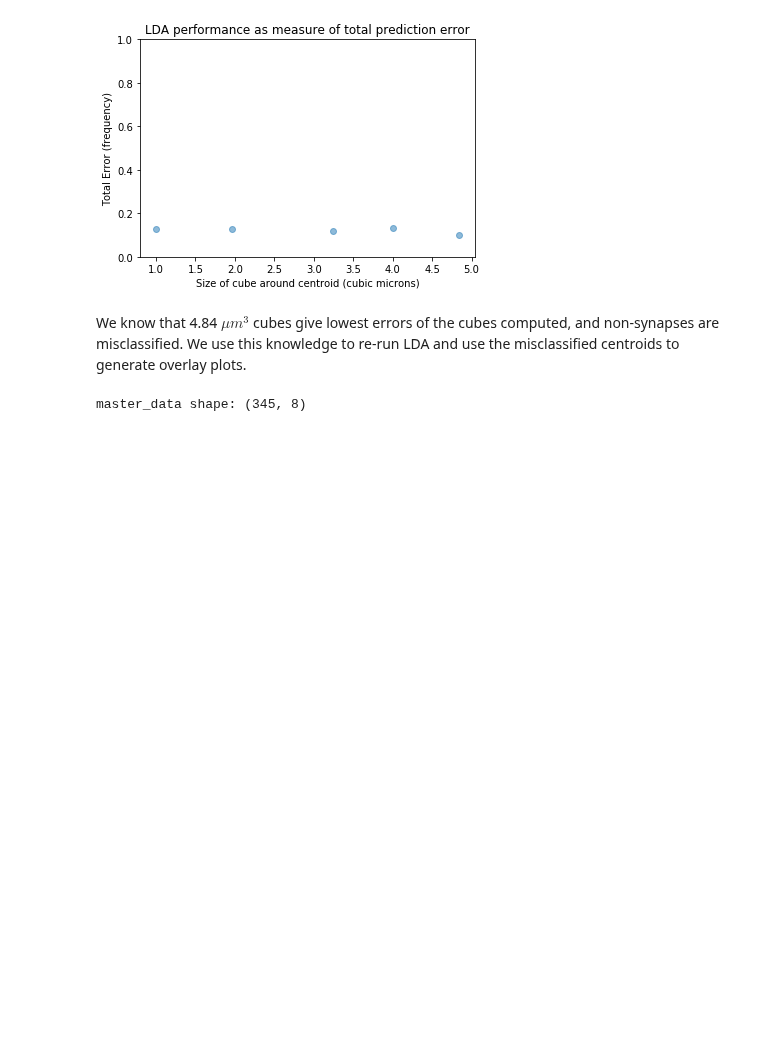
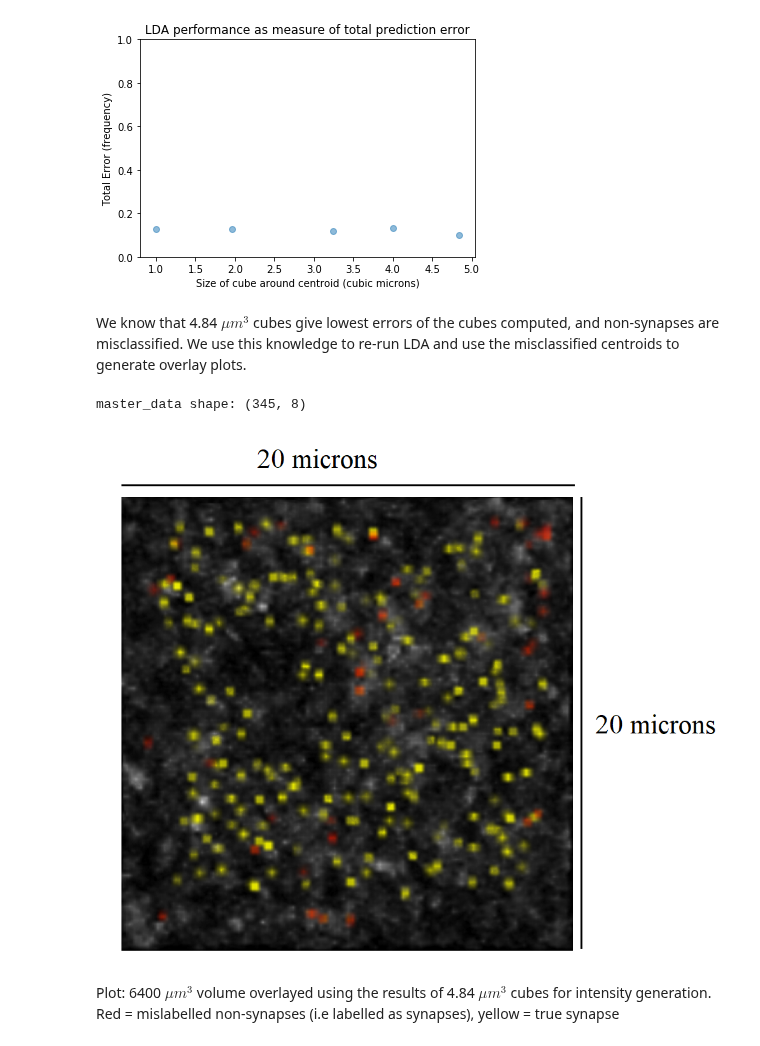
Before and after one commit to NeuroDataDesign/LIDS, a Jupyter notebook: LDA2/lda_on_different_cubes.ipynb, the cells around one changed output. Cells and saved outputs as stored; diff of their text form; code cells hidden in the pictures; blank space fills up the shorter version.

Commit message:
added overlay plot

```diff
--- a/LDA2/lda_on_different_cubes.ipynb
+++ b/LDA2/lda_on_different_cubes.ipynb
@@ -135,3 +135,11 @@ void=pd.DataFrame(data,columns=['Z','Y','X'])
 void.to_csv('non_syn_errors.csv')
 # %% [output]
 master_data shape: (345, 8)
+# %%
+## Overlayed centroid predictions:
+from IPython.display import Image
+Image(filename='modifiedsize5.PNG')
+# %% [output]
+[figure, added]
+# %% [markdown]
+Plot: 6400 ${\mu}m^3$ volume overlayed using the results of 4.84 ${\mu}m^3$ cubes for intensity generation. Red = mislabelled non-synapses (i.e labelled as synapses), yellow = true synapse
```
